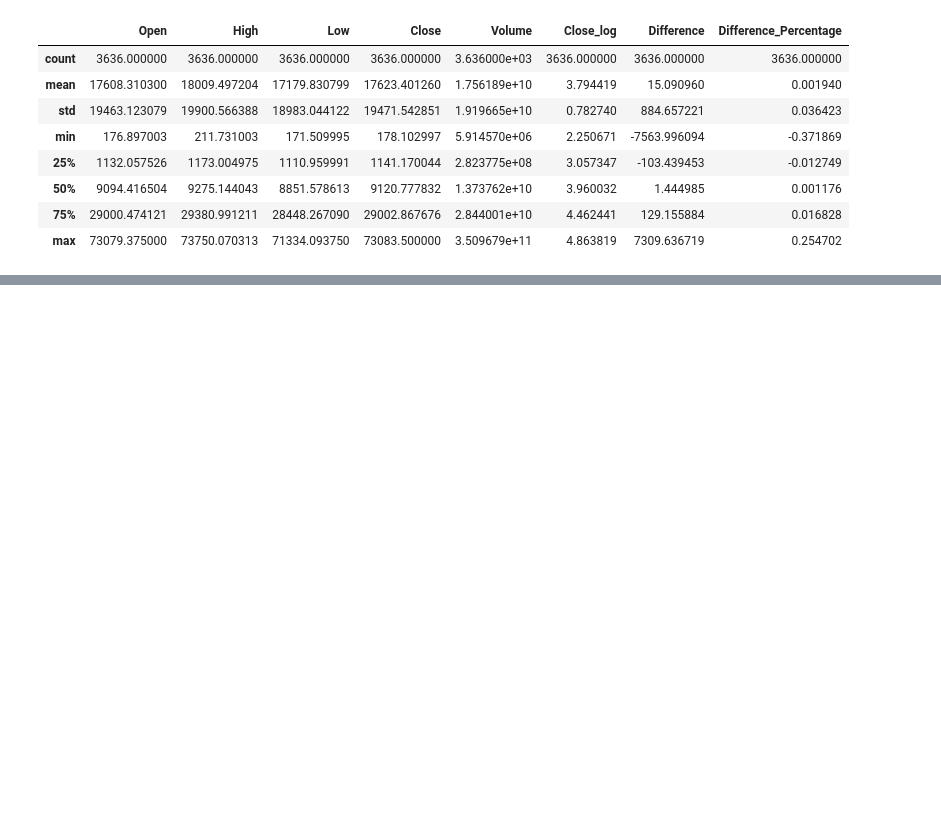
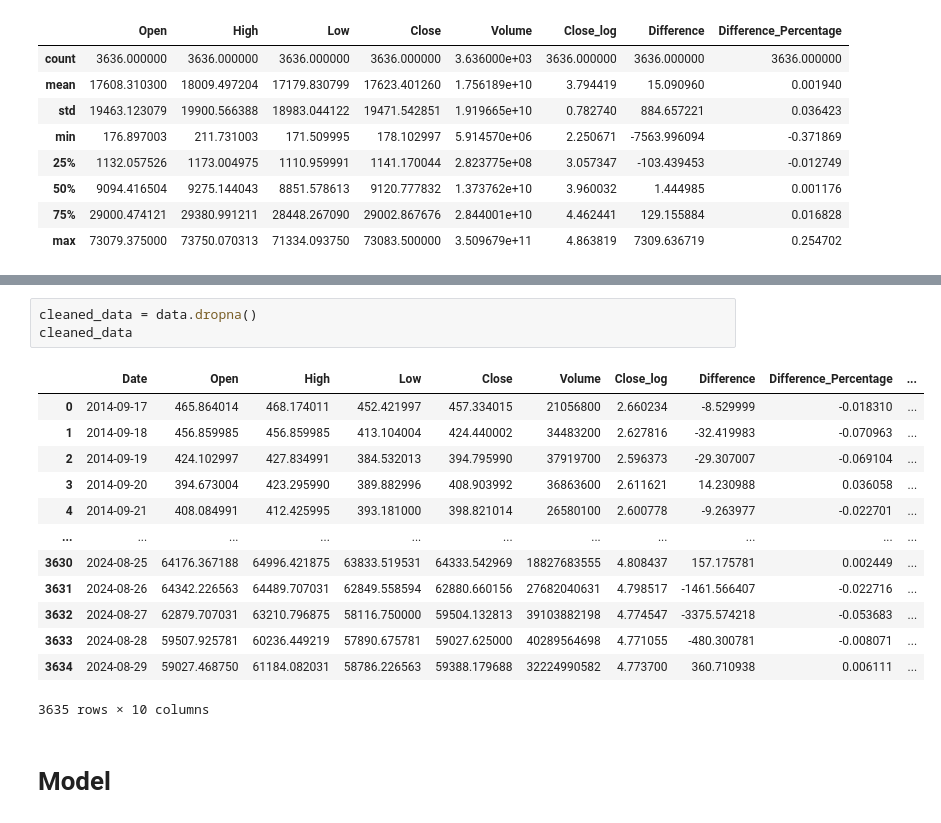
Before and after one commit to TulioNPL/DataScienceAnalysis, a Jupyter notebook: Bitcoin/btc_model.ipynb, the cells around one changed output, grey strips where cells are left out. Saved outputs shown, nothing was run; the diff lists cells and outputs as text; blank space fills up the shorter version.

```diff
--- a/Bitcoin/btc_model.ipynb
+++ b/Bitcoin/btc_model.ipynb
@@ -155,0 +187,19 @@ data.describe()
+# %%
+cleaned_data = data.dropna()
+cleaned_data
+# %% [output]
+|  | Date | Open | High | Low | Close | Volume | Close_log | Difference | Difference_Percentage | ... |
+| 0 | 2014-09-17 | 465.864014 | 468.174011 | 452.421997 | 457.334015 | 21056800 | 2.660234 | -8.529999 | -0.018310 | ... |
+| 1 | 2014-09-18 | 456.859985 | 456.859985 | 413.104004 | 424.440002 | 34483200 | 2.627816 | -32.419983 | -0.070963 | ... |
+| 2 | 2014-09-19 | 424.102997 | 427.834991 | 384.532013 | 394.795990 | 37919700 | 2.596373 | -29.307007 | -0.069104 | ... |
+| 3 | 2014-09-20 | 394.673004 | 423.295990 | 389.882996 | 408.903992 | 36863600 | 2.611621 | 14.230988 | 0.036058 | ... |
+| 4 | 2014-09-21 | 408.084991 | 412.425995 | 393.181000 | 398.821014 | 26580100 | 2.600778 | -9.263977 | -0.022701 | ... |
+| ... | ... | ... | ... | ... | ... | ... | ... | ... | ... | ... |
+| 3630 | 2024-08-25 | 64176.367188 | 64996.421875 | 63833.519531 | 64333.542969 | 18827683555 | 4.808437 | 157.175781 | 0.002449 | ... |
+| 3631 | 2024-08-26 | 64342.226563 | 64489.707031 | 62849.558594 | 62880.660156 | 27682040631 | 4.798517 | -1461.566407 | -0.022716 | ... |
+| 3632 | 2024-08-27 | 62879.707031 | 63210.796875 | 58116.750000 | 59504.132813 | 39103882198 | 4.774547 | -3375.574218 | -0.053683 | ... |
+| 3633 | 2024-08-28 | 59507.925781 | 60236.449219 | 57890.675781 | 59027.625000 | 40289564698 | 4.771055 | -480.300781 | -0.008071 | ... |
+| 3634 | 2024-08-29 | 59027.468750 | 61184.082031 | 58786.226563 | 59388.179688 | 32224990582 | 4.773700 | 360.710938 | 0.006111 | ... |
+3635 rows × 10 columns
+# %% [markdown]
+# Model
```
Also changed, not shown: parts of 21 cells of this notebook.
